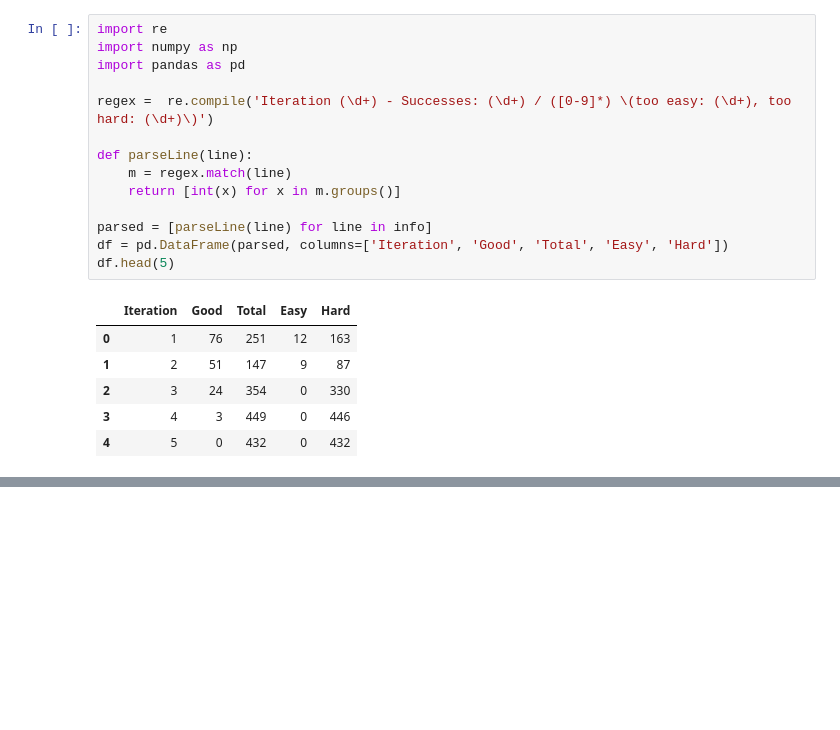
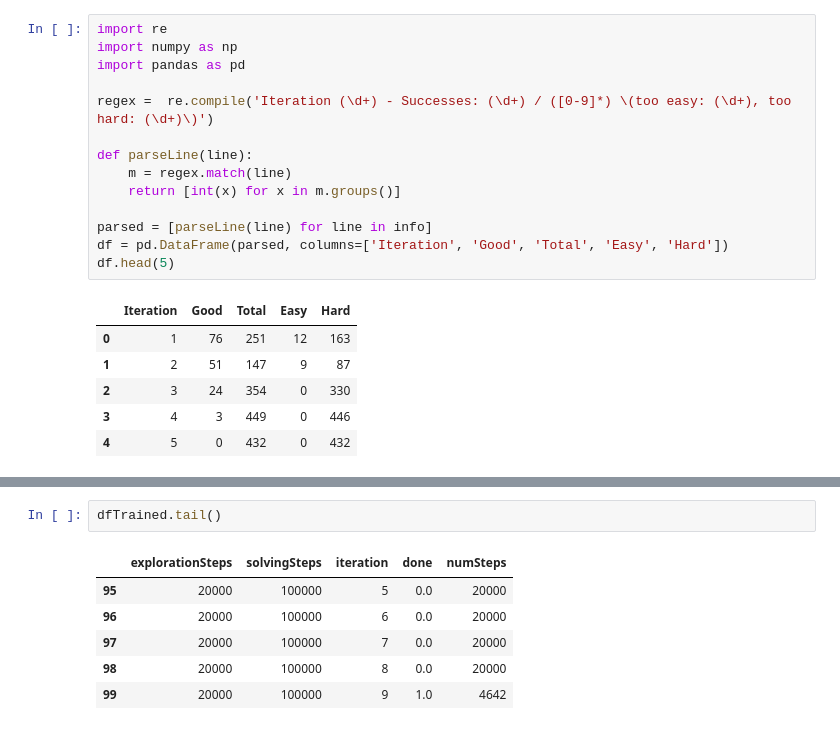
Before and after one commit to bonaert/rllab-curriculum, a Jupyter notebook: curriculum/ourcode/Analysis.ipynb, the cells around one changed output, grey strips where cells are left out. Saved outputs shown, nothing was run; the diff lists cells and outputs as text; blank space fills up the shorter version.

```diff
--- a/curriculum/ourcode/Analysis.ipynb
+++ b/curriculum/ourcode/Analysis.ipynb
@@ -70,3 +70,12 @@ NameError: name 'df' is not defined
+# %%
+dfTrained.tail()
+# %% [output]
+|  | explorationSteps | solvingSteps | iteration | done | numSteps |
+| 95 | 20000 | 100000 | 5 | 0.0 | 20000 |
+| 96 | 20000 | 100000 | 6 | 0.0 | 20000 |
+| 97 | 20000 | 100000 | 7 | 0.0 | 20000 |
+| 98 | 20000 | 100000 | 8 | 0.0 | 20000 |
+| 99 | 20000 | 100000 | 9 | 1.0 | 4642 |
 # %%
 import matplotlib.pyplot as plt
 import pandas as pd
```
Also changed, not shown: parts of 4 cells of this notebook, 20 other files.
